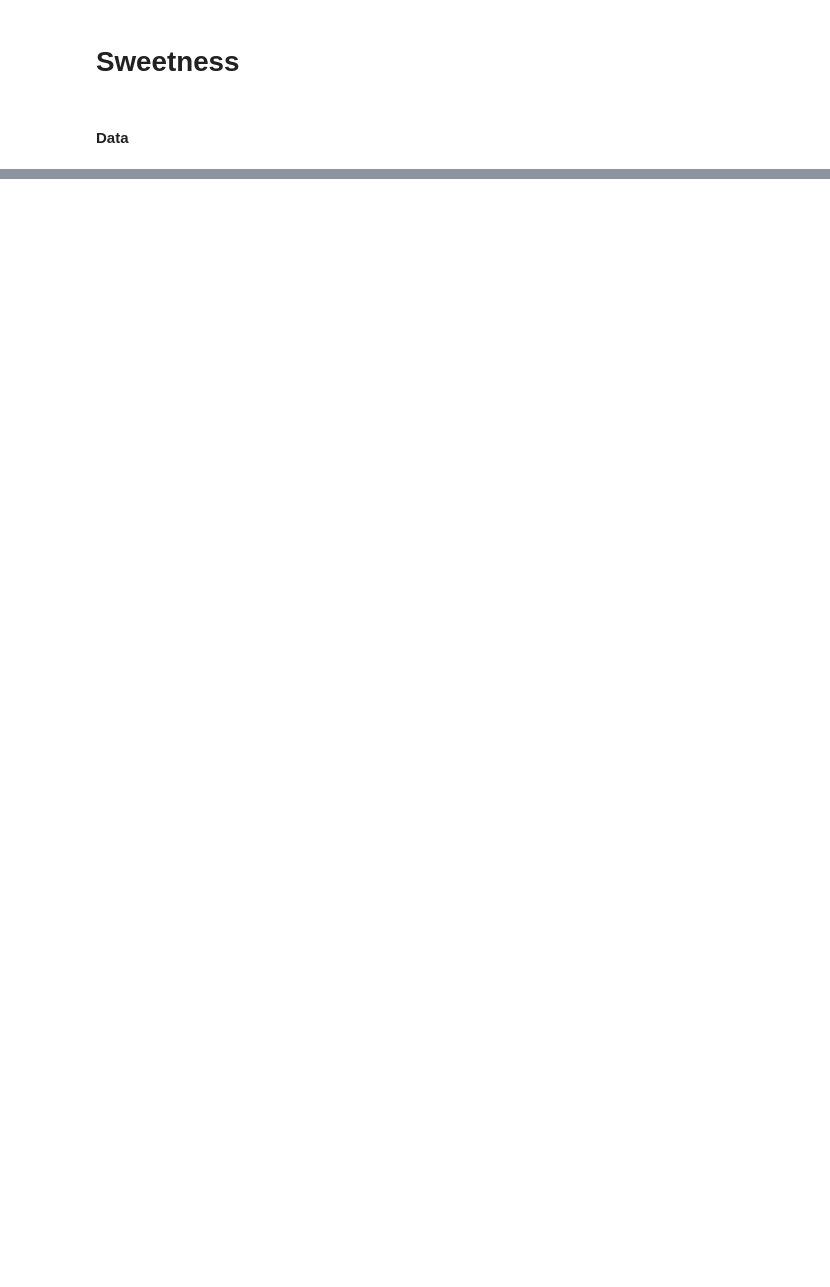
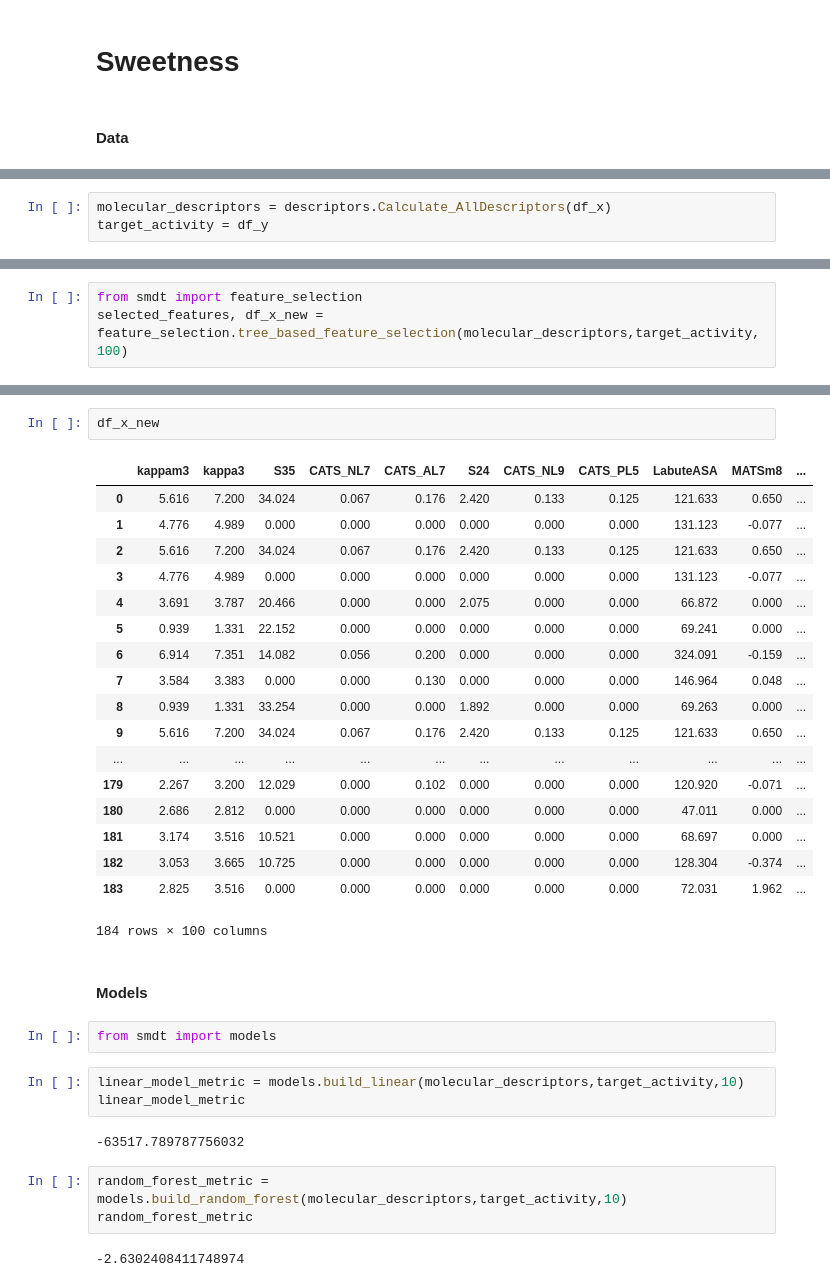
Before and after one commit to BeckResearchLab/PyMolSAR, a Jupyter notebook: Tutorial.ipynb, the cells around one changed output, grey strips where cells are left out. Drawn from its saved outputs; the diff is of its cells as text; blank space fills up the shorter version.

```diff
--- a/Tutorial.ipynb
+++ b/Tutorial.ipynb
@@ -242,0 +270,3 @@ df_y[df_y['Sweetness'].isnull()].shape[0]
+# %%
+molecular_descriptors = descriptors.Calculate_AllDescriptors(df_x)
+target_activity = df_y
@@ -242,0 +277,3 @@ df_y[df_y['Sweetness'].isnull()].shape[0]
+# %%
+from smdt import feature_selection
+selected_features, df_x_new = feature_selection.tree_based_feature_selection(molecular_descriptors,target_activity,100)
@@ -242,0 +300,35 @@ df_y[df_y['Sweetness'].isnull()].shape[0]
+# %%
+df_x_new
+# %% [output]
+|  | kappam3 | kappa3 | S35 | CATS_NL7 | CATS_AL7 | S24 | CATS_NL9 | CATS_PL5 | LabuteASA | MATSm8 | ... |
+| 0 | 5.616 | 7.200 | 34.024 | 0.067 | 0.176 | 2.420 | 0.133 | 0.125 | 121.633 | 0.650 | ... |
+| 1 | 4.776 | 4.989 | 0.000 | 0.000 | 0.000 | 0.000 | 0.000 | 0.000 | 131.123 | -0.077 | ... |
+| 2 | 5.616 | 7.200 | 34.024 | 0.067 | 0.176 | 2.420 | 0.133 | 0.125 | 121.633 | 0.650 | ... |
+| 3 | 4.776 | 4.989 | 0.000 | 0.000 | 0.000 | 0.000 | 0.000 | 0.000 | 131.123 | -0.077 | ... |
+| 4 | 3.691 | 3.787 | 20.466 | 0.000 | 0.000 | 2.075 | 0.000 | 0.000 | 66.872 | 0.000 | ... |
+| 5 | 0.939 | 1.331 | 22.152 | 0.000 | 0.000 | 0.000 | 0.000 | 0.000 | 69.241 | 0.000 | ... |
+| 6 | 6.914 | 7.351 | 14.082 | 0.056 | 0.200 | 0.000 | 0.000 | 0.000 | 324.091 | -0.159 | ... |
+| 7 | 3.584 | 3.383 | 0.000 | 0.000 | 0.130 | 0.000 | 0.000 | 0.000 | 146.964 | 0.048 | ... |
+| 8 | 0.939 | 1.331 | 33.254 | 0.000 | 0.000 | 1.892 | 0.000 | 0.000 | 69.263 | 0.000 | ... |
+| 9 | 5.616 | 7.200 | 34.024 | 0.067 | 0.176 | 2.420 | 0.133 | 0.125 | 121.633 | 0.650 | ... |
+| ... | ... | ... | ... | ... | ... | ... | ... | ... | ... | ... | ... |
+| 179 | 2.267 | 3.200 | 12.029 | 0.000 | 0.102 | 0.000 | 0.000 | 0.000 | 120.920 | -0.071 | ... |
+| 180 | 2.686 | 2.812 | 0.000 | 0.000 | 0.000 | 0.000 | 0.000 | 0.000 | 47.011 | 0.000 | ... |
+| 181 | 3.174 | 3.516 | 10.521 | 0.000 | 0.000 | 0.000 | 0.000 | 0.000 | 68.697 | 0.000 | ... |
+| 182 | 3.053 | 3.665 | 10.725 | 0.000 | 0.000 | 0.000 | 0.000 | 0.000 | 128.304 | -0.374 | ... |
+| 183 | 2.825 | 3.516 | 0.000 | 0.000 | 0.000 | 0.000 | 0.000 | 0.000 | 72.031 | 1.962 | ... |
+184 rows × 100 columns
+# %% [markdown]
+#### Models
+# %%
+from smdt import models
+# %%
+linear_model_metric = models.build_linear(molecular_descriptors,target_activity,10)
+linear_model_metric
+# %% [output]
+-63517.789787756032
+# %%
+random_forest_metric = models.build_random_forest(molecular_descriptors,target_activity,10)
+random_forest_metric
+# %% [output]
+-2.6302408411748974
```
Also changed, not shown: parts of 22 cells of this notebook, 2 other files.
